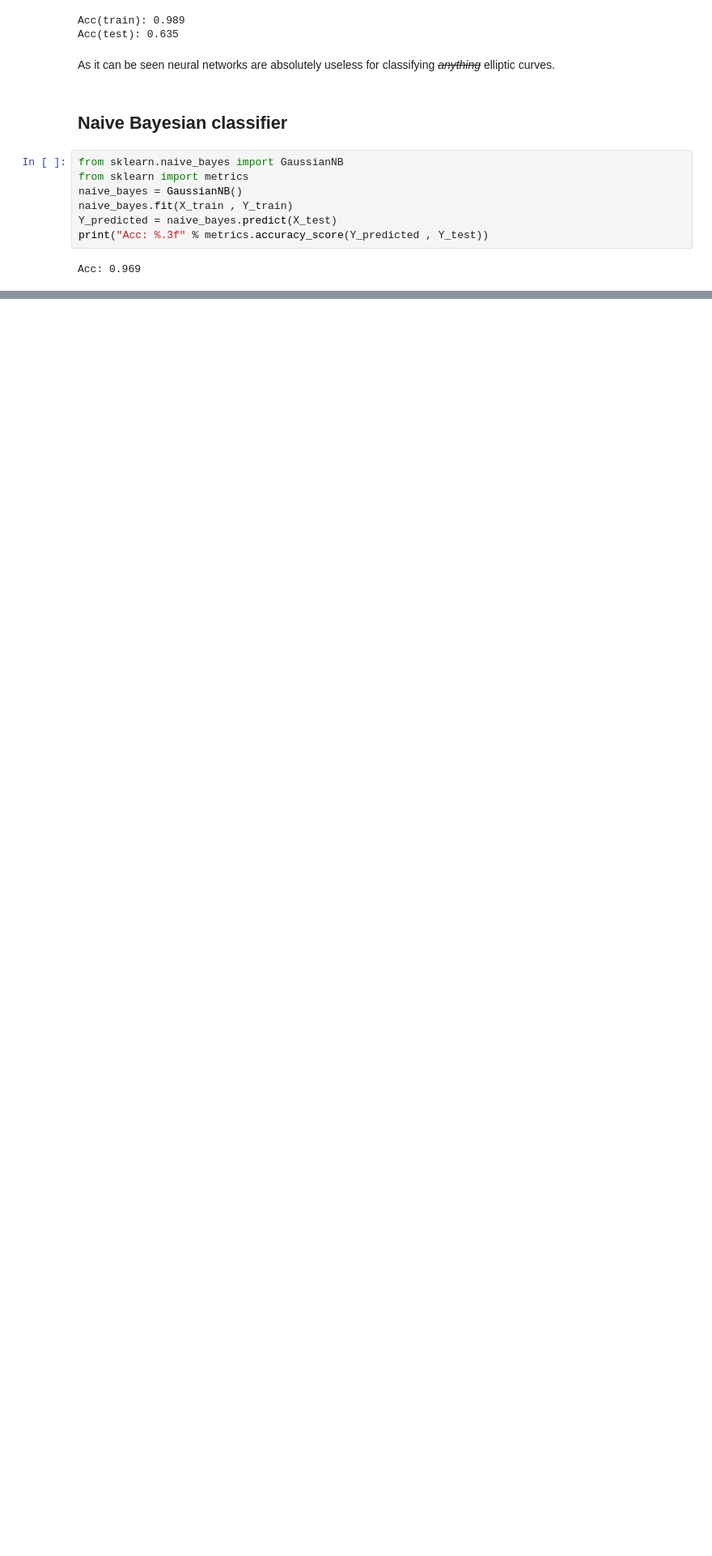
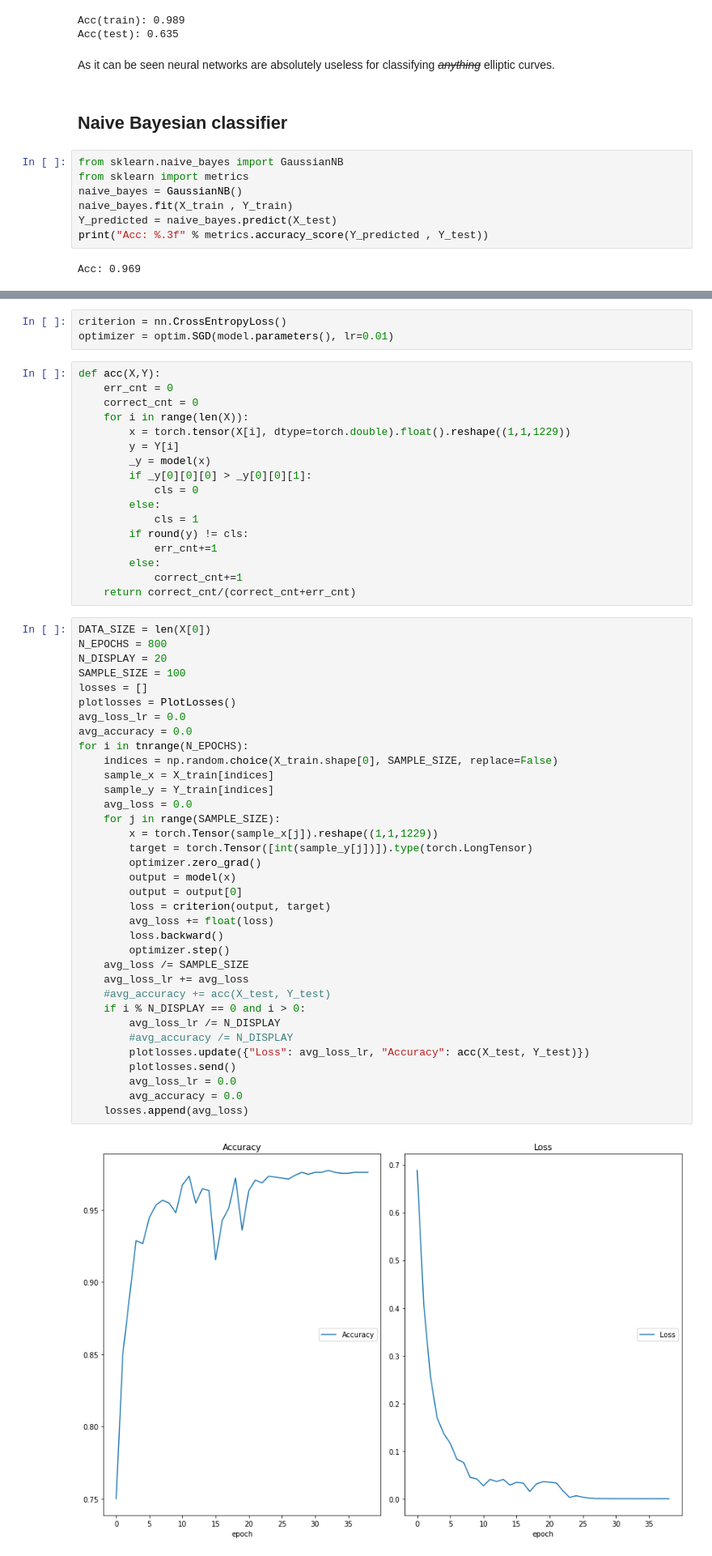
Before and after one commit to 0xf104a/EllipticCurves, a Jupyter notebook: Models.ipynb, the cells around one changed output, grey strips where cells are left out. Shown at 81% size. Saved outputs shown, nothing was run; the diff lists cells and outputs as text; blank space fills up the shorter version.

Commit message:
The best neural network I have ever made(if I have not used train dataset as test :))

```diff
--- a/Models.ipynb
+++ b/Models.ipynb
@@ -160,0 +174,57 @@ Acc: 0.969
+# %%
+criterion = nn.CrossEntropyLoss()
+optimizer = optim.SGD(model.parameters(), lr=0.01)
+# %%
+def acc(X,Y):
+    err_cnt = 0
+    correct_cnt = 0
+    for i in range(len(X)):
+        x = torch.tensor(X[i], dtype=torch.double).float().reshape((1,1,1229))
+        y = Y[i]
+        _y = model(x)
+        if _y[0][0][0] > _y[0][0][1]:
+            cls = 0
+        else:
+            cls = 1
+        if round(y) != cls:
+            err_cnt+=1
+        else:
+            correct_cnt+=1
+    return correct_cnt/(correct_cnt+err_cnt)
+# %%
+DATA_SIZE = len(X[0])
+N_EPOCHS = 800
+N_DISPLAY = 20
+SAMPLE_SIZE = 100
+losses = []
+plotlosses = PlotLosses()
+avg_loss_lr = 0.0
+avg_accuracy = 0.0
+for i in tnrange(N_EPOCHS):
+    indices = np.random.choice(X_train.shape[0], SAMPLE_SIZE, replace=False)
+    sample_x = X_train[indices]
+    sample_y = Y_train[indices]
+    avg_loss = 0.0
+    for j in range(SAMPLE_SIZE):
+        x = torch.Tensor(sample_x[j]).reshape((1,1,1229))
+        target = torch.Tensor([int(sample_y[j])]).type(torch.LongTensor)
+        optimizer.zero_grad()
+        output = model(x)
+        output = output[0]
+        loss = criterion(output, target)
+        avg_loss += float(loss)
+        loss.backward()
+        optimizer.step()
+    avg_loss /= SAMPLE_SIZE
+    avg_loss_lr += avg_loss
+    #avg_accuracy += acc(X_test, Y_test)
+    if i % N_DISPLAY == 0 and i > 0:
+        avg_loss_lr /= N_DISPLAY
+        #avg_accuracy /= N_DISPLAY
+        plotlosses.update({"Loss": avg_loss_lr, "Accuracy": acc(X_test, Y_test)})
+        plotlosses.send()
+        avg_loss_lr = 0.0
+        avg_accuracy = 0.0
+    losses.append(avg_loss)
+# %% [output]
+[figure, added]
```
Also changed, not shown: parts of 6 cells of this notebook.
